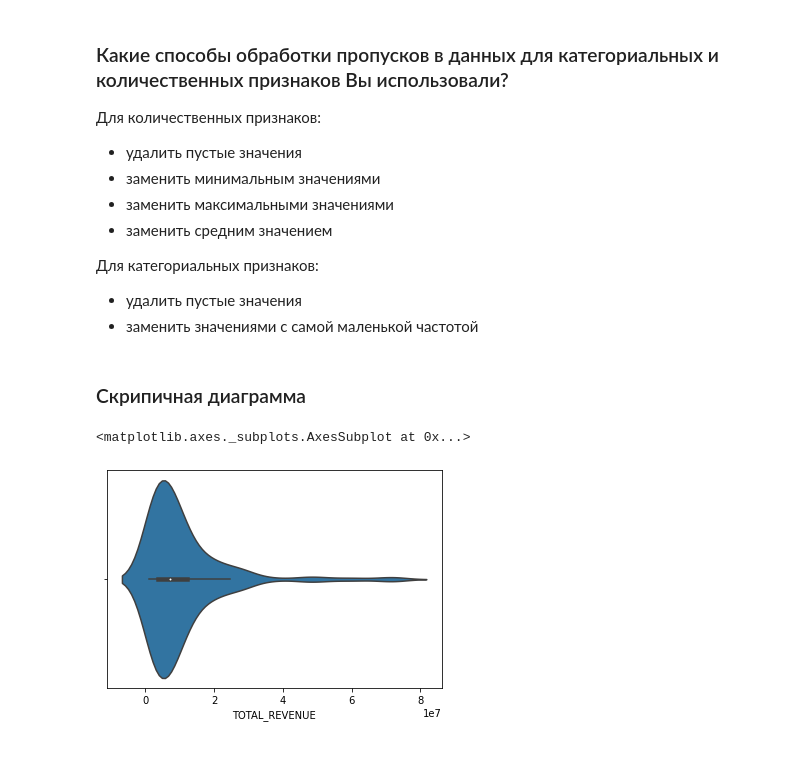
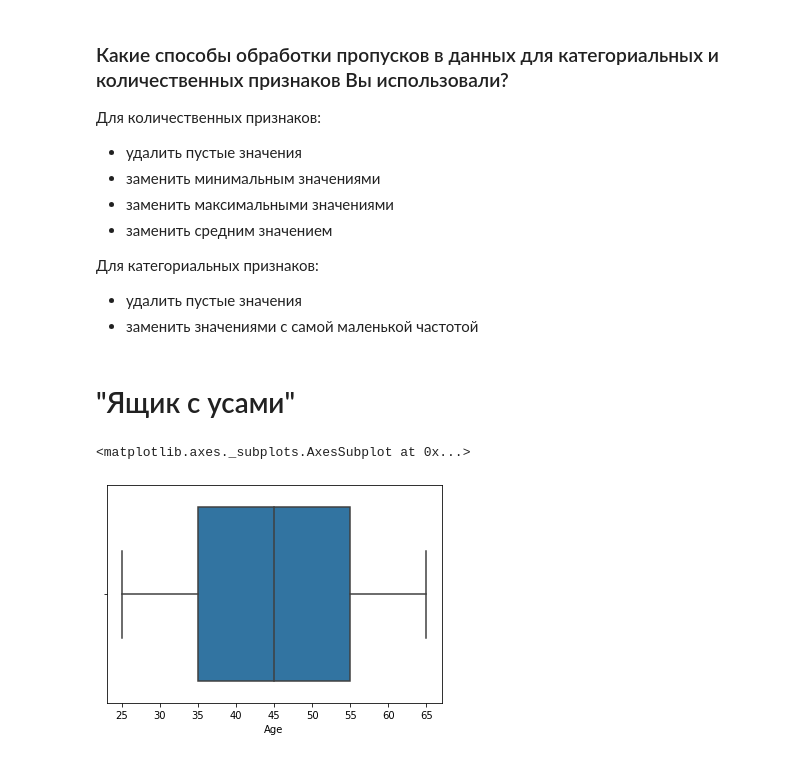
Before and after one commit to Marfington/TMO, a Jupyter notebook: rk1/RK1.ipynb, the cells around one changed output. Saved outputs shown, nothing was run; the diff lists cells and outputs as text; code cells hidden in the pictures.

```diff
--- a/rk1/RK1.ipynb
+++ b/rk1/RK1.ipynb
@@ -204,12 +204,10 @@ data
 
 - удалить пустые значения
 - заменить значениями с самой маленькой частотой
-# %% [markdown]
-### Скрипичная диаграмма
-# %%
-import seaborn as sns
-data_new = pd.read_csv('../data/states_all.csv')
-sns.violinplot(x=data['TOTAL_REVENUE'])
-# %% [output]
-<matplotlib.axes._subplots.AxesSubplot at 0x...>
-[figure, removed]
+# %% [markdown]
+# "Ящик с усами"
+# %%
+sns.boxplot(data['Age'])
+# %% [output]
+<matplotlib.axes._subplots.AxesSubplot at 0x...>
+[figure, added]
```
